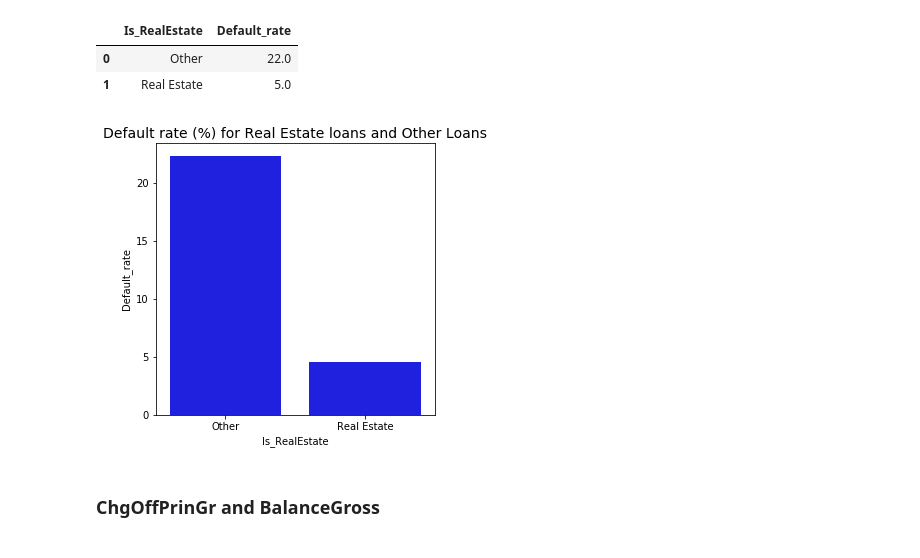
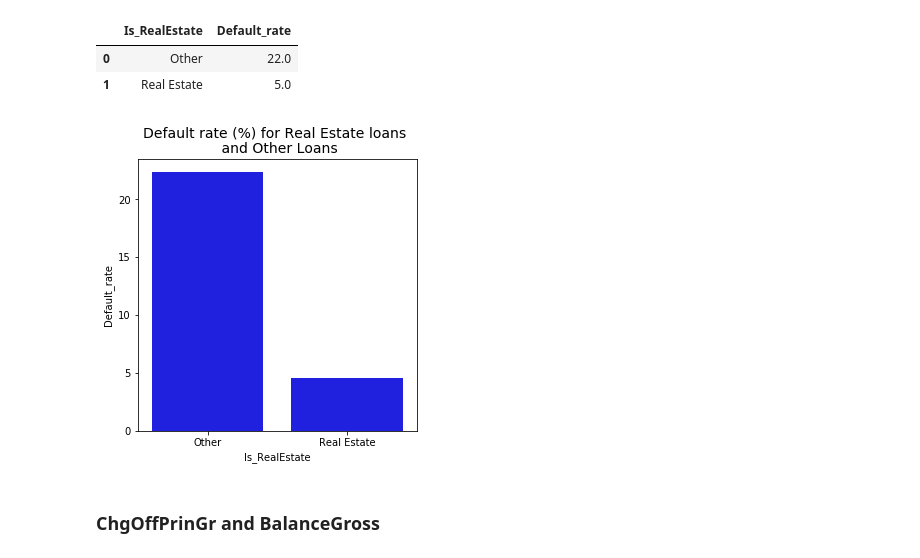
Before and after one commit to MarieLatt/Project_predict_loan, a Jupyter notebook: project.ipynb, the cells around one changed output. Saved outputs shown, nothing was run; the diff lists cells and outputs as text; code cells hidden in the pictures.

```diff
--- a/project.ipynb
+++ b/project.ipynb
@@ -1526,16 +1526,16 @@ round(realestate_df)
 # %%
 fig3, ax = plt.subplots(1,1,figsize=(5,5))
 
 sns.barplot(x='Is_RealEstate',y='Default_rate',data=realestate_df, color = 'blue',ax=ax)
-ax.title.set_text('Default rate (%) for Real Estate loans and Other Loans')
+ax.title.set_text('Default rate (%) for Real Estate loans \n and Other Loans')
 ax.title.set_size(14)
 ax.xaxis.label.set_size(10)
 ax.yaxis.label.set_size(10)
 plt.savefig('images/realestate.svg', format='svg')
 plt.savefig('images/realestate.png', format='png')
 plt.show()
 # %% [output]
-[figure, old version]
+[figure, new version]
 # %%
 cols_dropna_row.remove('Term_300')
 # %%
```
Also changed, not shown: parts of 4 cells of this notebook, 6 other files.
